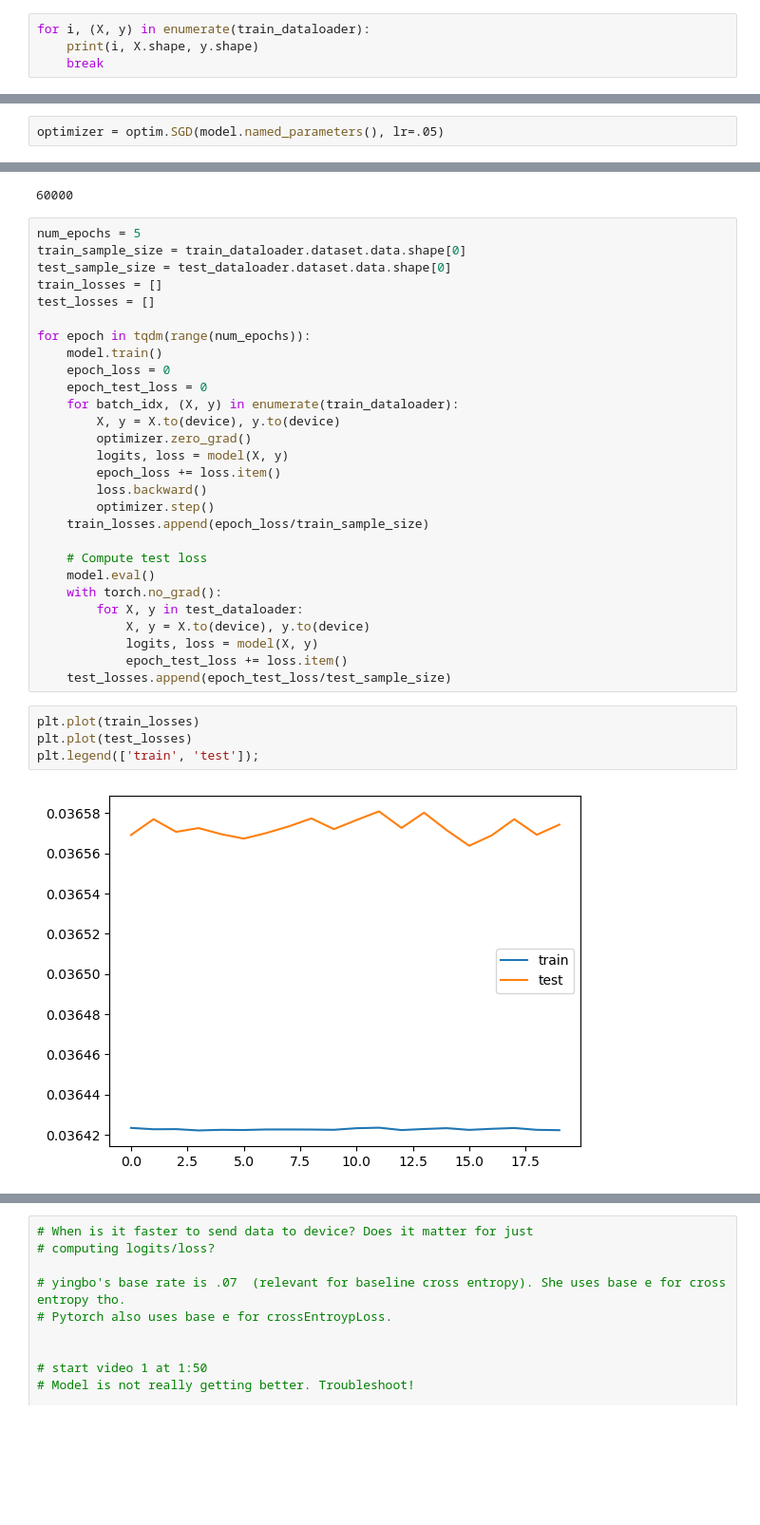
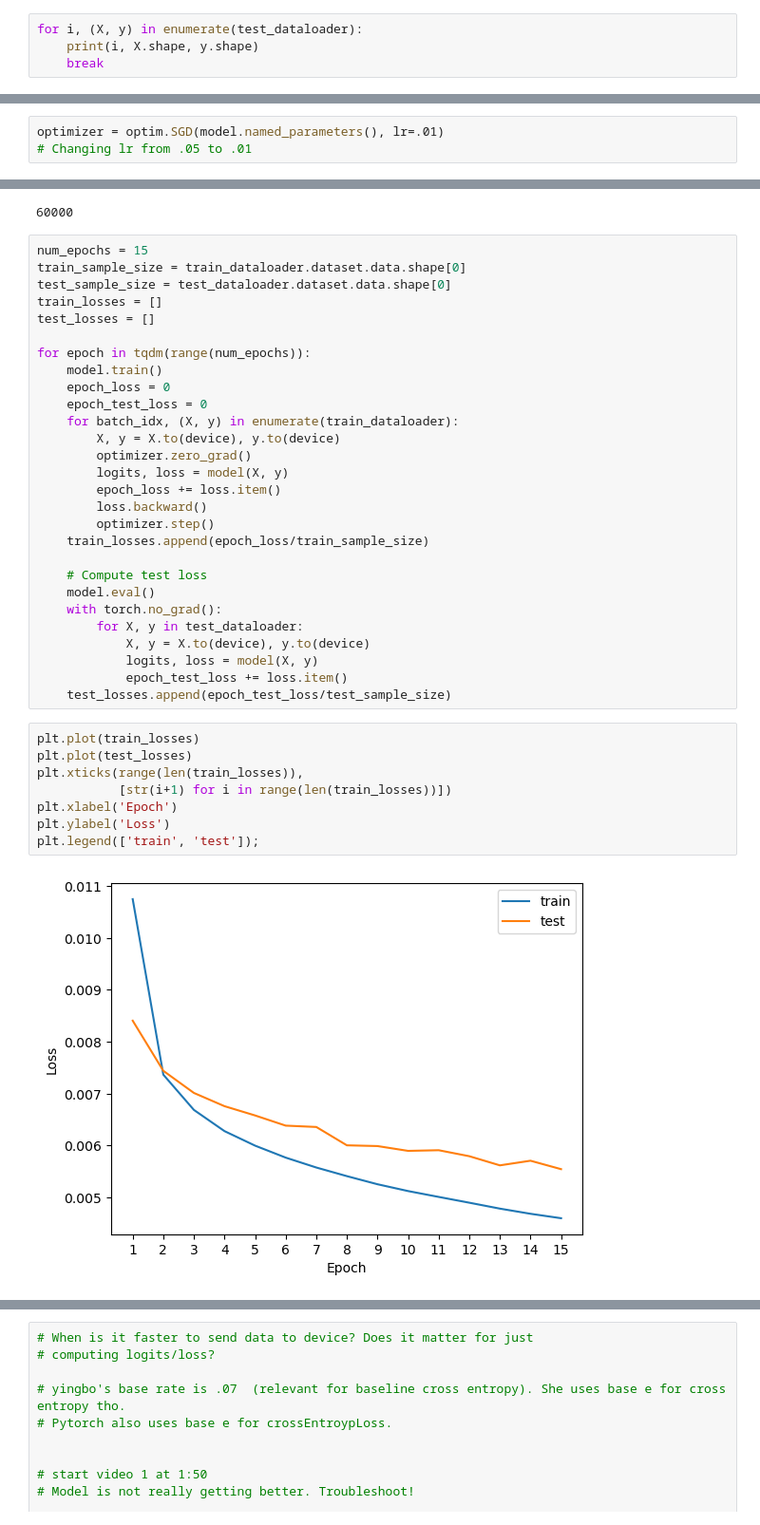
Before and after one commit to zeromh/llm_explore, a Jupyter notebook: notebooks/basic_mlp.ipynb, the cells around one changed output, grey strips where cells are left out. Shown at 95% size. Drawn from its saved outputs; the diff is of its cells as text; blank space fills up the shorter version.

Commit message:
make model work

```diff
--- a/notebooks/basic_mlp.ipynb
+++ b/notebooks/basic_mlp.ipynb
@@ -64,7 +64,7 @@ test_dataloader = DataLoader(test_data, batch_size=64, shuffle=True)
 img, label = training_data[0]
 print(img.shape, label)
 # %%
-for i, (X, y) in enumerate(train_dataloader):
+for i, (X, y) in enumerate(test_dataloader):
     print(i, X.shape, y.shape)
     break
 # %% [output]
@@ -139,13 +141,14 @@ linear2.bias torch.Size([10])
 #         logits = self.linear_relu_stack(x)
 #         return logits
 # %%
-optimizer = optim.SGD(model.named_parameters(), lr=.05)
+optimizer = optim.SGD(model.named_parameters(), lr=.01)
+# Changing lr from .05 to .01
 # %%
 train_dataloader.dataset.data.shape[0]
 # %% [output]
 60000
 # %%
-num_epochs = 5
+num_epochs = 15
 train_sample_size = train_dataloader.dataset.data.shape[0]
 test_sample_size = test_dataloader.dataset.data.shape[0]
 train_losses = []
@@ -175,8 +178,12 @@ for epoch in tqdm(range(num_epochs)):
 # %%
 plt.plot(train_losses)
 plt.plot(test_losses)
+plt.xticks(range(len(train_losses)),
+           [str(i+1) for i in range(len(train_losses))])
+plt.xlabel('Epoch')
+plt.ylabel('Loss')
 plt.legend(['train', 'test']);
 # %% [output]
-[figure, old version]
+[figure, new version]
 # %%
 # Save model
```
Also changed, not shown: parts of 9 cells of this notebook.
